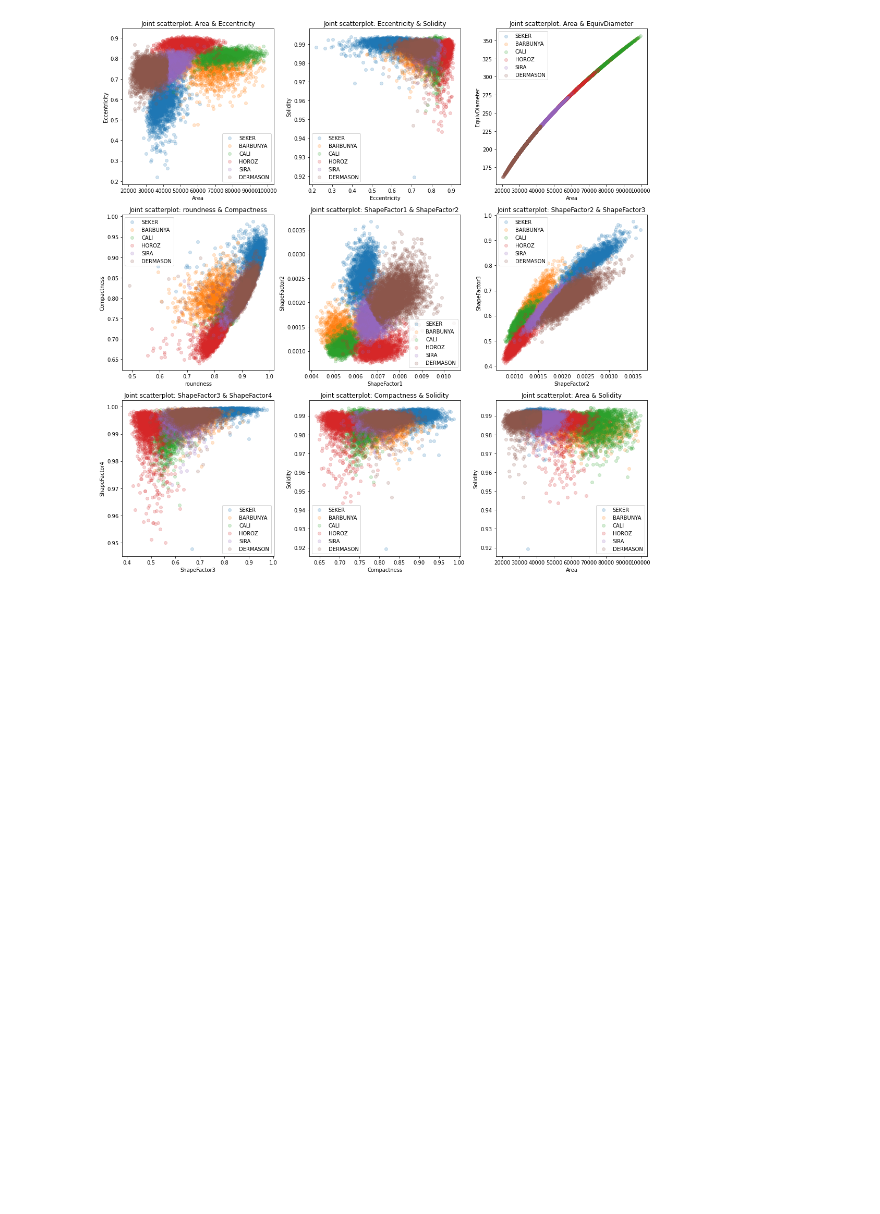
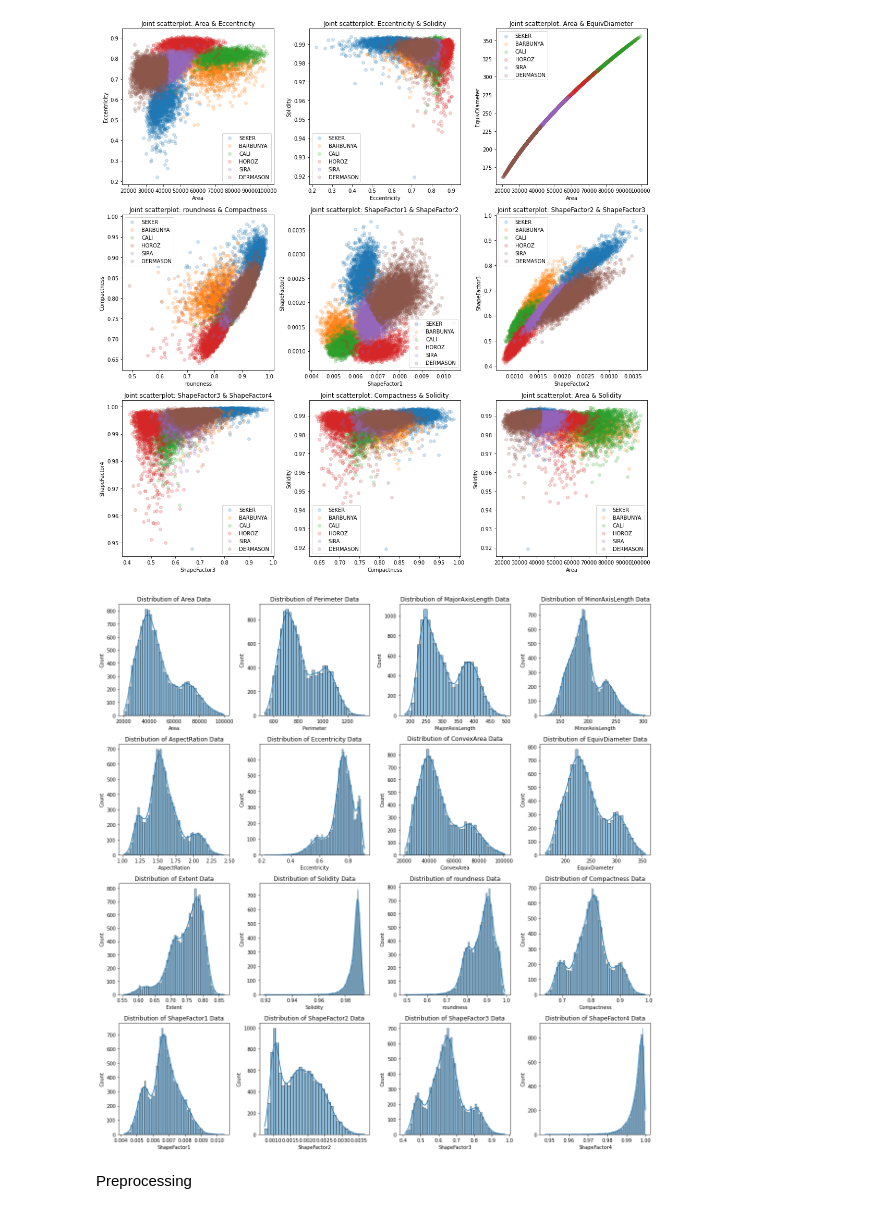
Before and after one commit to abinashrasonowal/Dry-Bean-Classifier, a Jupyter notebook: dry bean classifier.ipynb, the cells around one changed output. Drawn from its saved outputs; the diff is of its cells as text; code cells hidden in the pictures; blank space fills up the shorter version.

```diff
--- a/dry bean classifier.ipynb
+++ b/dry bean classifier.ipynb
@@ -121,2 +71,0 @@ df[df.duplicated()]
-# %%
-df.drop_duplicates(inplace=True)
@@ -241,14 +192,18 @@ plt.show()
 # %% [output]
 [figure]
 # %%
-# import warnings
-# warnings.filterwarnings('ignore')
-# import seaborn as sns
-# plt.figure(figsize = (16, 16))
-# for i, col in enumerate(indicators, 1):
-#     plt.subplot(4, 4, i)
-#     sns.histplot(df[col], kde= True)
-#     plt.title(f"Distribution of {col} Data")
-#     plt.tight_layout()
-#     plt.plot()
+import warnings
+warnings.filterwarnings('ignore')
+import seaborn as sns
+plt.figure(figsize = (16, 16))
+for i, col in enumerate(indicators, 1):
+    plt.subplot(4, 4, i)
+    sns.histplot(df[col], kde= True)
+    plt.title(f"Distribution of {col} Data")
+    plt.tight_layout()
+    plt.plot()
+# %% [output]
+[figure, added]
+# %% [markdown]
+Preprocessing
 # %%
```
Also changed, not shown: parts of 47 cells of this notebook, 8 other files.
